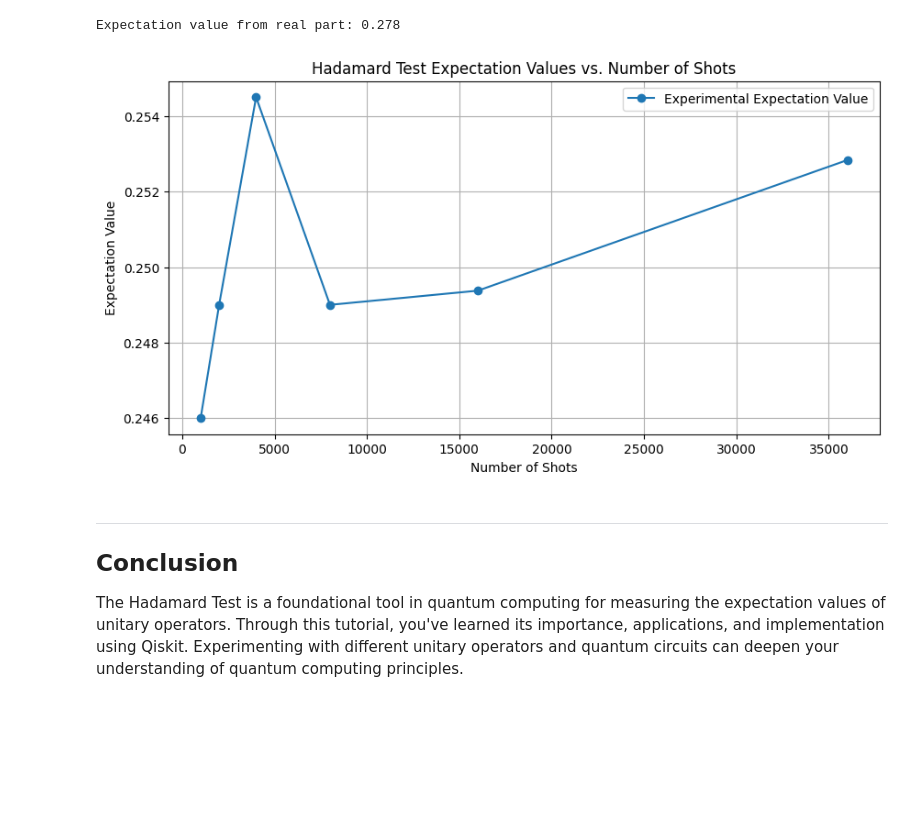
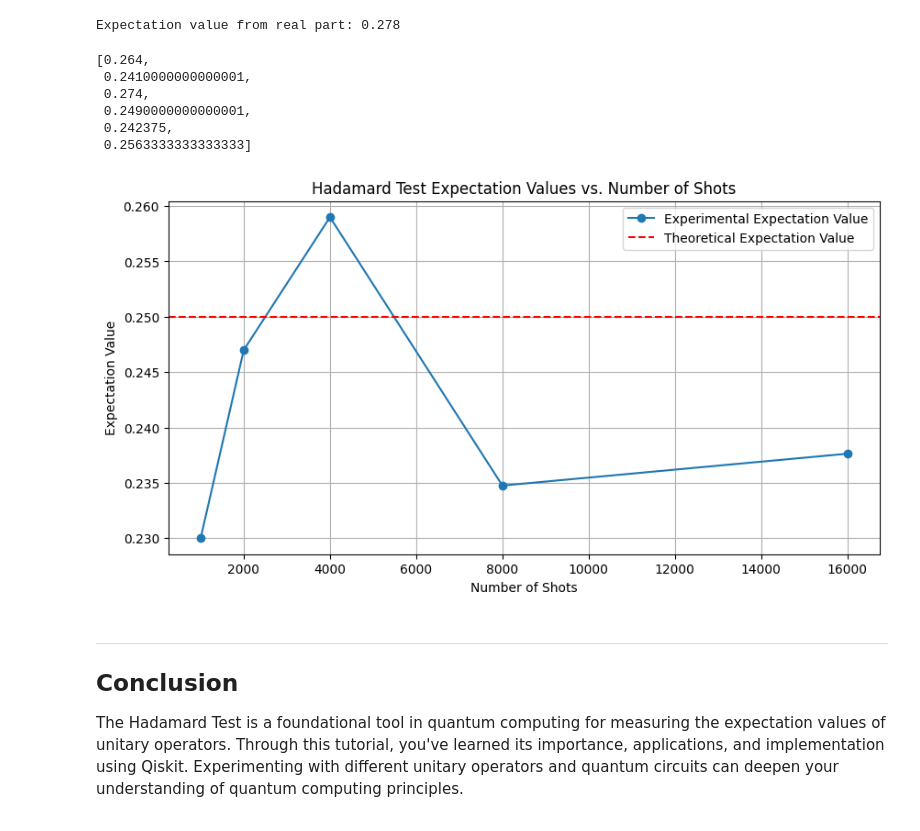
Before and after one commit to Martyna94/Classiq, a Jupyter notebook: Womanium_2024/Swap test algorithm/The Hadamard Test.ipynb, the cells around one changed output. Drawn from its saved outputs; the diff is of its cells as text; code cells hidden in the pictures; blank space fills up the shorter version.

```diff
--- a/Womanium_2024/Swap test algorithm/The Hadamard Test.ipynb
+++ b/Womanium_2024/Swap test algorithm/The Hadamard Test.ipynb
@@ -264,23 +264,33 @@ def run_hadamard_test(shots):
     p0 = result[0].value.counts["0"] / sum(result[0].value.counts.values())
     expectation = 2 * p0 - 1
     return expectation
+# %%
+results
+# %% [output]
+[0.264,
+ 0.2410000000000001,
+ 0.274,
+ 0.2490000000000001,
+ 0.242375,
+ 0.2563333333333333]
 # %%
 import matplotlib.pyplot as plt
 
-shots_list = [1000, 2000, 4000, 8000, 16000, 36000]
+shots_list = [1000, 2000, 4000, 8000, 16000]
 results = [run_hadamard_test(shots) for shots in shots_list]
-
+theoretical_value = 0.25
 # Plotting the results
 plt.figure(figsize=(10, 5))
 plt.plot(shots_list, results, 'o-', label='Experimental Expectation Value')
+plt.axhline(y=theoretical_value, color='r', linestyle='--', label='Theoretical Expectation Value')
 plt.xlabel('Number of Shots')
 plt.ylabel('Expectation Value')
 plt.title('Hadamard Test Expectation Values vs. Number of Shots')
 plt.legend()
 plt.grid(True)
 plt.show()
 # %% [output]
-[figure, old version]
+[figure, new version]
 # %% [markdown]
 ---
 
```
Also changed, not shown: 1 other file.
